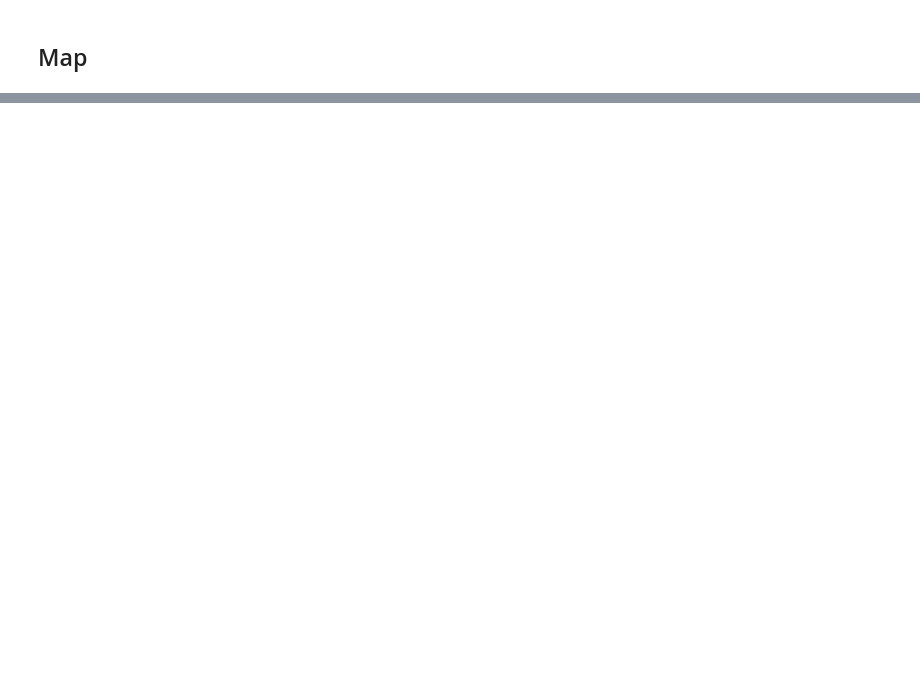
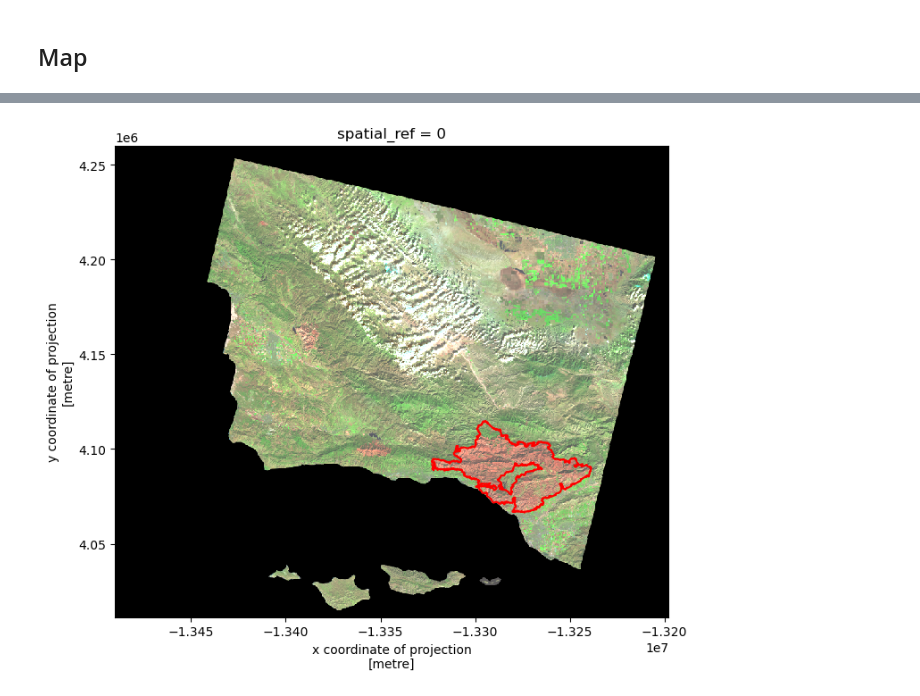
Before and after one commit to mmyiv/eds220-hwk4, a Jupyter notebook: hwk4-task2-false-color-YIV.ipynb, the cells around one changed output, grey strips where cells are left out. Saved outputs shown, nothing was run; the diff lists cells and outputs as text; code cells hidden in the pictures; blank space fills up the shorter version.

```diff
--- a/hwk4-task2-false-color-YIV.ipynb
+++ b/hwk4-task2-false-color-YIV.ipynb
@@ -52,0 +52,4 @@ Data variables:
+# %%
+# Import Thomas fire data
+fp = os.path.join('data', 'thomas_fire.shp')
+thomas_fire = gpd.read_file(fp)
@@ -74,2 +130,24 @@ Explanation of outputs between part a and b
+# %%
+# Convert CRS of landsat to thomas_fire
+landsat = landsat.rio.reproject("EPSG:3857")
+
+# Verify CRS match
+assert landsat.rio.crs == thomas_fire.crs
 # %%
 # Map of SWIR/NIR/RED with Thomas fire + figure description
+
+# Initialize plot
+fig, ax = plt.subplots(figsize = (8,8))
+
+# Landsat plot
+landsat[['swir22', 'nir08', 'red']].to_array().plot.imshow(ax = ax, robust = True)
+
+# Thomas fire boundary
+thomas_fire.boundary.plot(ax = ax,
+                         edgecolor = 'red',
+                         linewidth = 1.5,
+                         label = 'Thomas Fire Boundary')
+
+plt.show()
+# %% [output]
+[figure, added]
```
Also changed, not shown: parts of 13 cells of this notebook.
